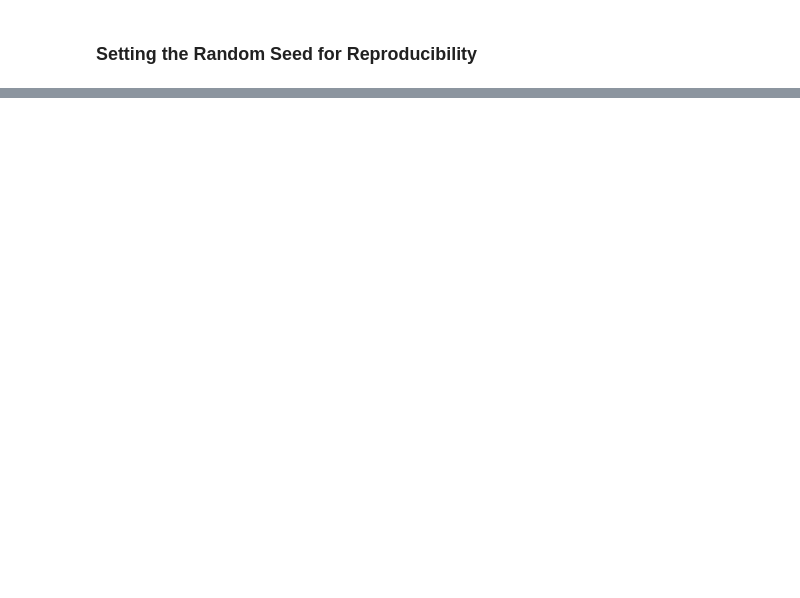
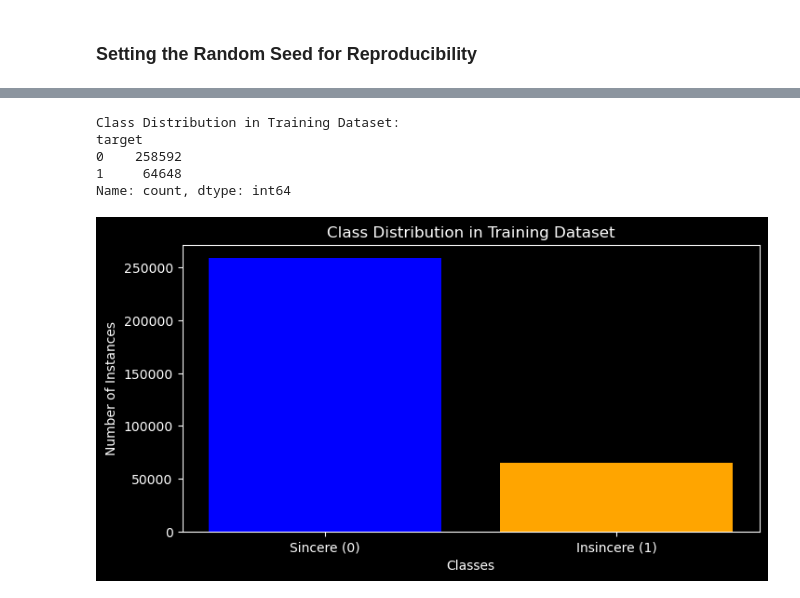
Before and after one commit to BRJoaquin/question-classifier-nlp, a Jupyter notebook: question-classifier.ipynb, the cells around one changed output, grey strips where cells are left out. Cells and saved outputs as stored; diff of their text form; code cells hidden in the pictures; blank space fills up the shorter version.

```diff
--- a/question-classifier.ipynb
+++ b/question-classifier.ipynb
@@ -98,0 +123,7 @@ torch.backends.cudnn.deterministic = True
+# %%
+TRAIN_DIR = "./data/train_set.csv"
+TEST_DIR = "./data/test_set.csv"
+
+# Load the Training and Test Datasets
+train_df = pd.read_csv(TRAIN_DIR)
+test_df = pd.read_csv(TEST_DIR)
@@ -98,0 +201,27 @@ torch.backends.cudnn.deterministic = True
+# %%
+# Count the number of instances in each class for the training dataset
+class_distribution_train = train_df["target"].value_counts()
+print("Class Distribution in Training Dataset:")
+print(class_distribution_train)
+# %% [output]
+Class Distribution in Training Dataset:
+target
+0    258592
+1     64648
+Name: count, dtype: int64
+# %%
+# Visualizing the class distribution in the training dataset
+plt.figure(figsize=(8, 4))
+plt.bar(
+    class_distribution_train.index,
+    class_distribution_train.values,
+    color=["blue", "orange"],
+)
+plt.xlabel("Classes")
+plt.ylabel("Number of Instances")
+plt.title("Class Distribution in Training Dataset")
+# set the x-axis ticks to be the class labels
+plt.xticks([0, 1], ["Sincere (0)", "Insincere (1)"])  # 0 = sincere, 1 = insincere
+plt.show()
+# %% [output]
+[figure, added]
```
Also changed, not shown: parts of 58 cells of this notebook, 2 other files.
